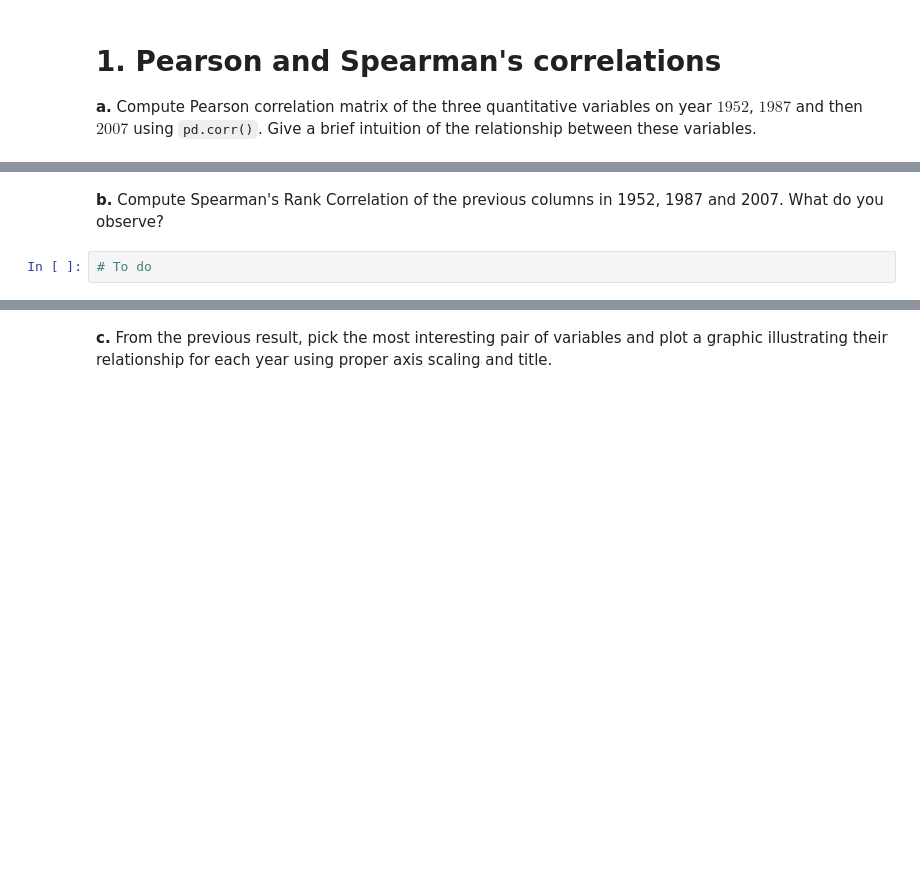
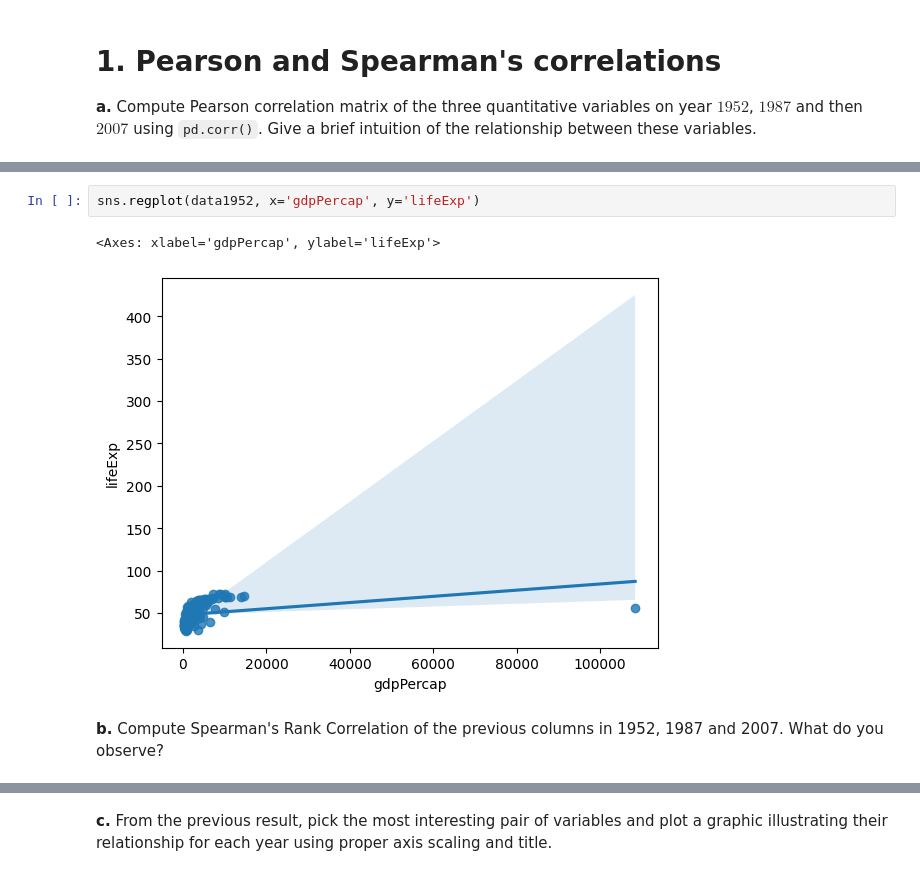
Before and after one commit to LaimengEung/inf-604-data-analysis-i-repo, a Jupyter notebook: Copy_of_Lab5_EDA.ipynb, the cells around one changed output, grey strips where cells are left out. Cells and saved outputs as stored; diff of their text form; blank space fills up the shorter version.

```diff
--- a/Copy_of_Lab5_EDA.ipynb
+++ b/Copy_of_Lab5_EDA.ipynb
@@ -38,4 +93,7 @@ gapminder.head()
+# %%
+sns.regplot(data1952, x='gdpPercap', y='lifeExp')
+# %% [output]
+<Axes: xlabel='gdpPercap', ylabel='lifeExp'>
+[figure, added]
 # %% [markdown]
 **b.** Compute Spearman's Rank Correlation of the previous columns in 1952, 1987 and 2007. What do you observe?
-# %%
-# To do
```
Also changed, not shown: parts of 13 cells of this notebook.
